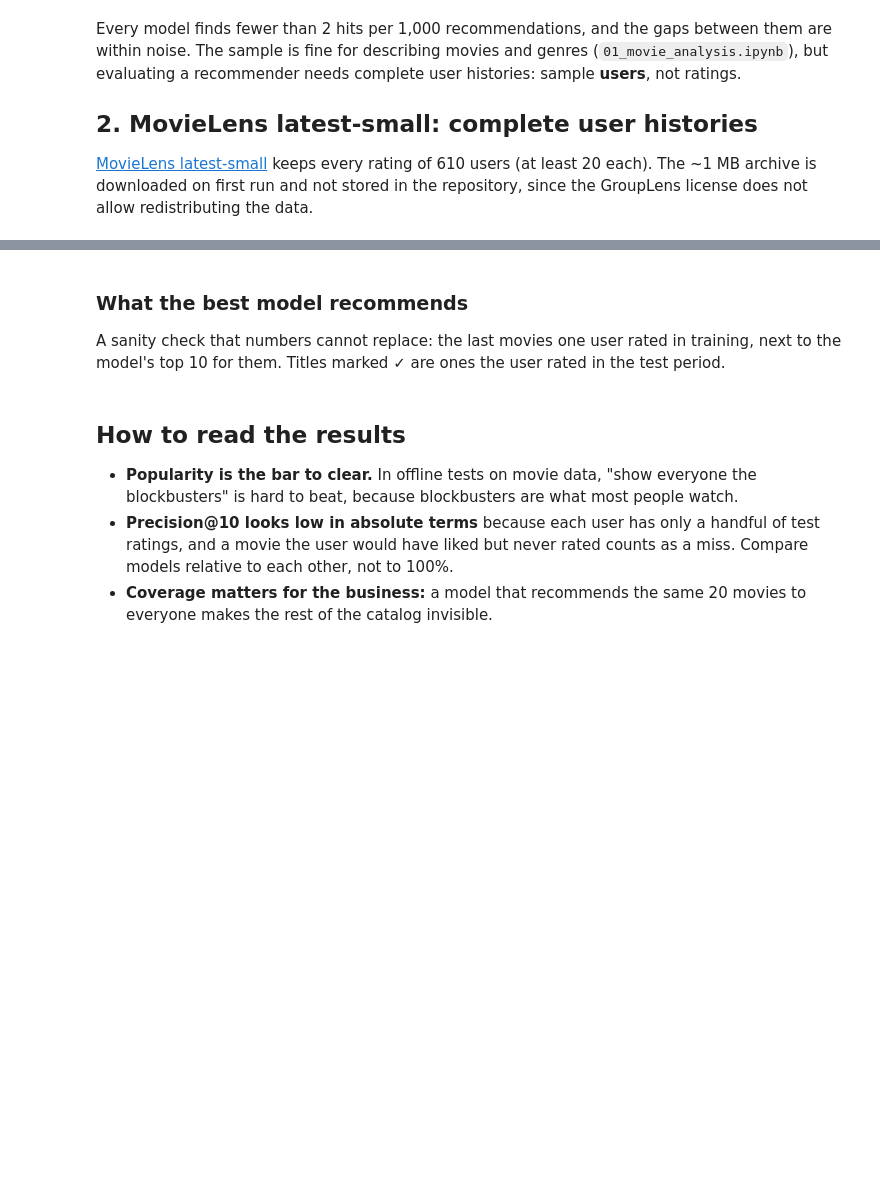
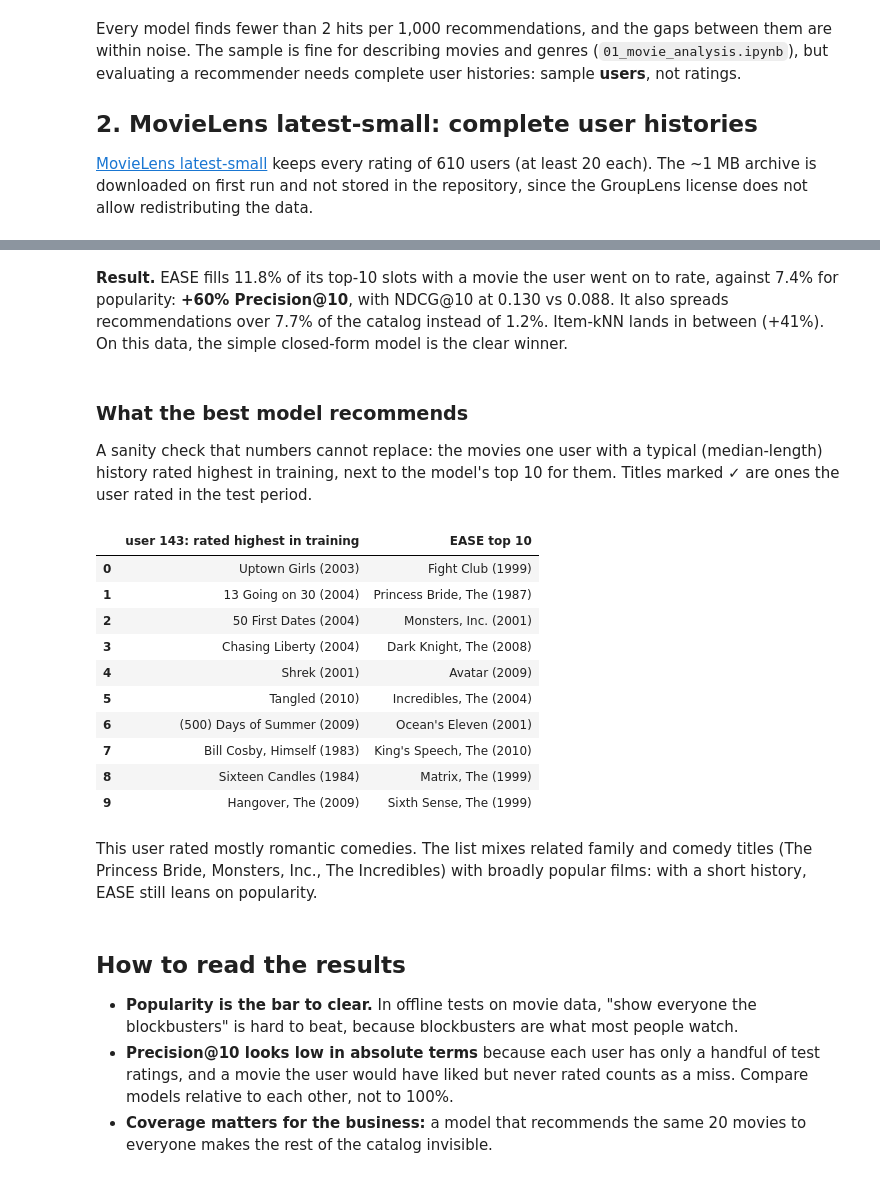
Before and after one commit to Reckaba/movie-ratings, a Jupyter notebook: notebooks/02_recommender.ipynb, the cells around one changed output, grey strips where cells are left out. Saved outputs shown, nothing was run; the diff lists cells and outputs as text; code cells hidden in the pictures; blank space fills up the shorter version.

```diff
--- a/notebooks/02_recommender.ipynb
+++ b/notebooks/02_recommender.ipynb
@@ -129,12 +151,15 @@ plt.show()
+# %% [markdown]
+**Result.** EASE fills 11.8% of its top-10 slots with a movie the user went on to rate, against 7.4% for popularity: **+60% Precision@10**, with NDCG@10 at 0.130 vs 0.088. It also spreads recommendations over 7.7% of the catalog instead of 1.2%. Item-kNN lands in between (+41%). On this data, the simple closed-form model is the clear winner.
 # %% [markdown]
 ### What the best model recommends
 
-A sanity check that numbers cannot replace: the last movies one user rated in training, next to the model's top 10 for them. Titles marked ✓ are ones the user rated in the test period.
+A sanity check that numbers cannot replace: the movies one user with a typical (median-length) history rated highest in training, next to the model's top 10 for them. Titles marked ✓ are ones the user rated in the test period.
 # %%
 best_name = results.drop(index='Popularity')['NDCG@10'].idxmax()
 best = {'Item-kNN': ItemKNN(shrink=best_shrink), 'EASE': EASE(lam=best_lam)}[best_name]
 data = Interactions(train)
 best.fit(data.X)
 
-user = test.groupby('userId').size().idxmax()
+history = train.groupby('userId').size()
+user = history.sort_values(kind='stable').index[len(history) // 2]  # median-length history
 row = data.users.get_loc(user)
@@ -142,12 +167,26 @@
 scores[data.X[row].indices] = -np.inf
-top10 = data.items[np.argsort(-scores)[:10]]
+top10 = data.items[np.argsort(-scores, kind='stable')[:10]]
 watched_later = set(test.loc[test.userId == user, 'movieId'])
 
-recent = train[train.userId == user].sort_values('timestamp').tail(10)
+liked = train[train.userId == user].sort_values(['rating', 'timestamp'], ascending=False).head(10)
 pd.DataFrame({
-    f'user {user}: last rated in training': movies.loc[recent.movieId, 'title'].values,
+    f'user {user}: rated highest in training': movies.loc[liked.movieId, 'title'].values,
     f'{best_name} top 10': [movies.loc[m, 'title'] + (' ✓' if m in watched_later else '') for m in top10],
 })
+# %% [output]
+|  | user 143: rated highest in training | EASE top 10 |
+| 0 | Uptown Girls (2003) | Fight Club (1999) |
+| 1 | 13 Going on 30 (2004) | Princess Bride, The (1987) |
+| 2 | 50 First Dates (2004) | Monsters, Inc. (2001) |
+| 3 | Chasing Liberty (2004) | Dark Knight, The (2008) |
+| 4 | Shrek (2001) | Avatar (2009) |
+| 5 | Tangled (2010) | Incredibles, The (2004) |
+| 6 | (500) Days of Summer (2009) | Ocean's Eleven (2001) |
+| 7 | Bill Cosby, Himself (1983) | King's Speech, The (2010) |
+| 8 | Sixteen Candles (1984) | Matrix, The (1999) |
+| 9 | Hangover, The (2009) | Sixth Sense, The (1999) |
+# %% [markdown]
+This user rated mostly romantic comedies. The list mixes related family and comedy titles (The Princess Bride, Monsters, Inc., The Incredibles) with broadly popular films: with a short history, EASE still leans on popularity.
 # %% [markdown]
 ## How to read the results
 
```
Also changed, not shown: parts of 5 cells of this notebook, 3 other files.
